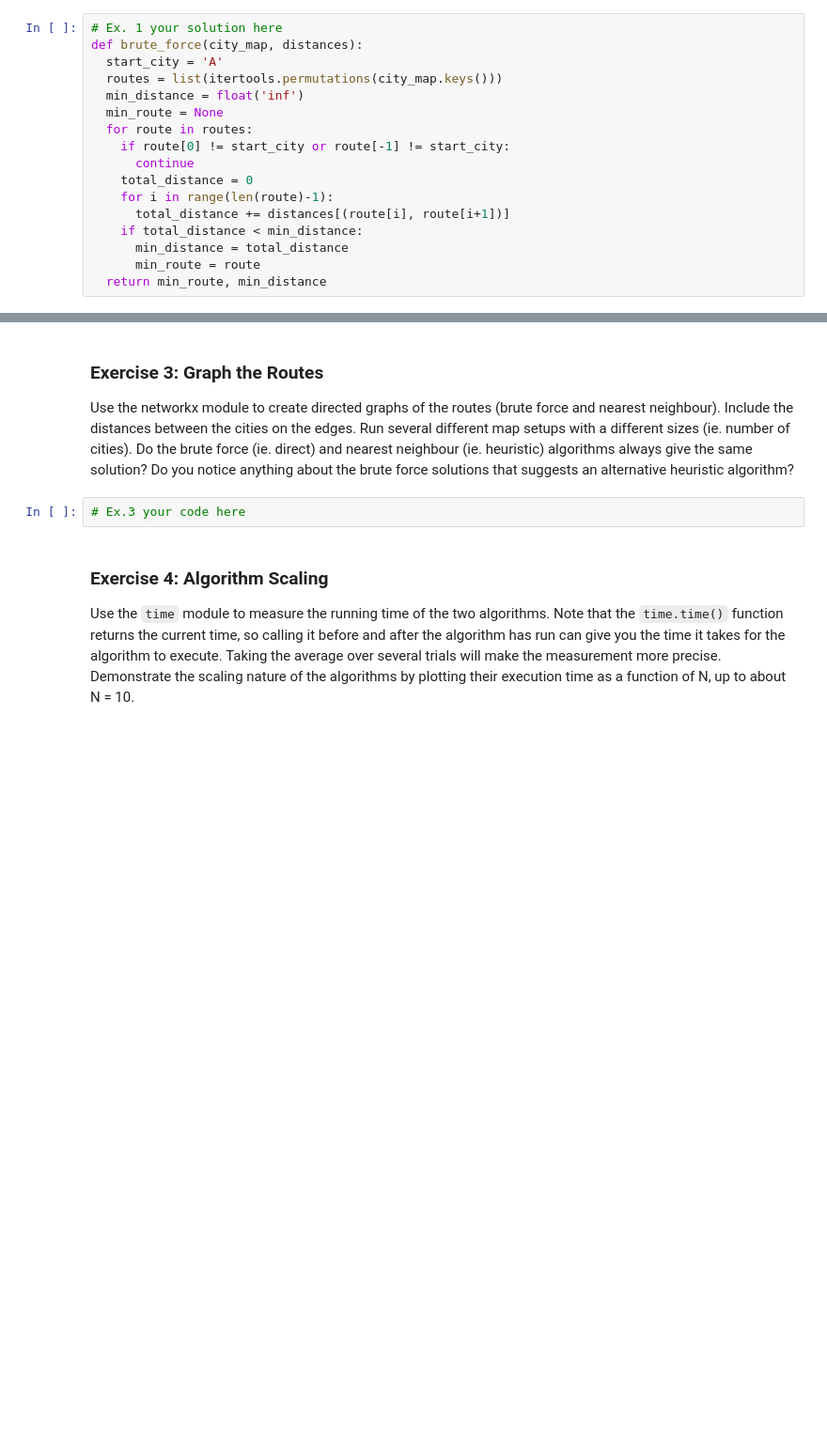
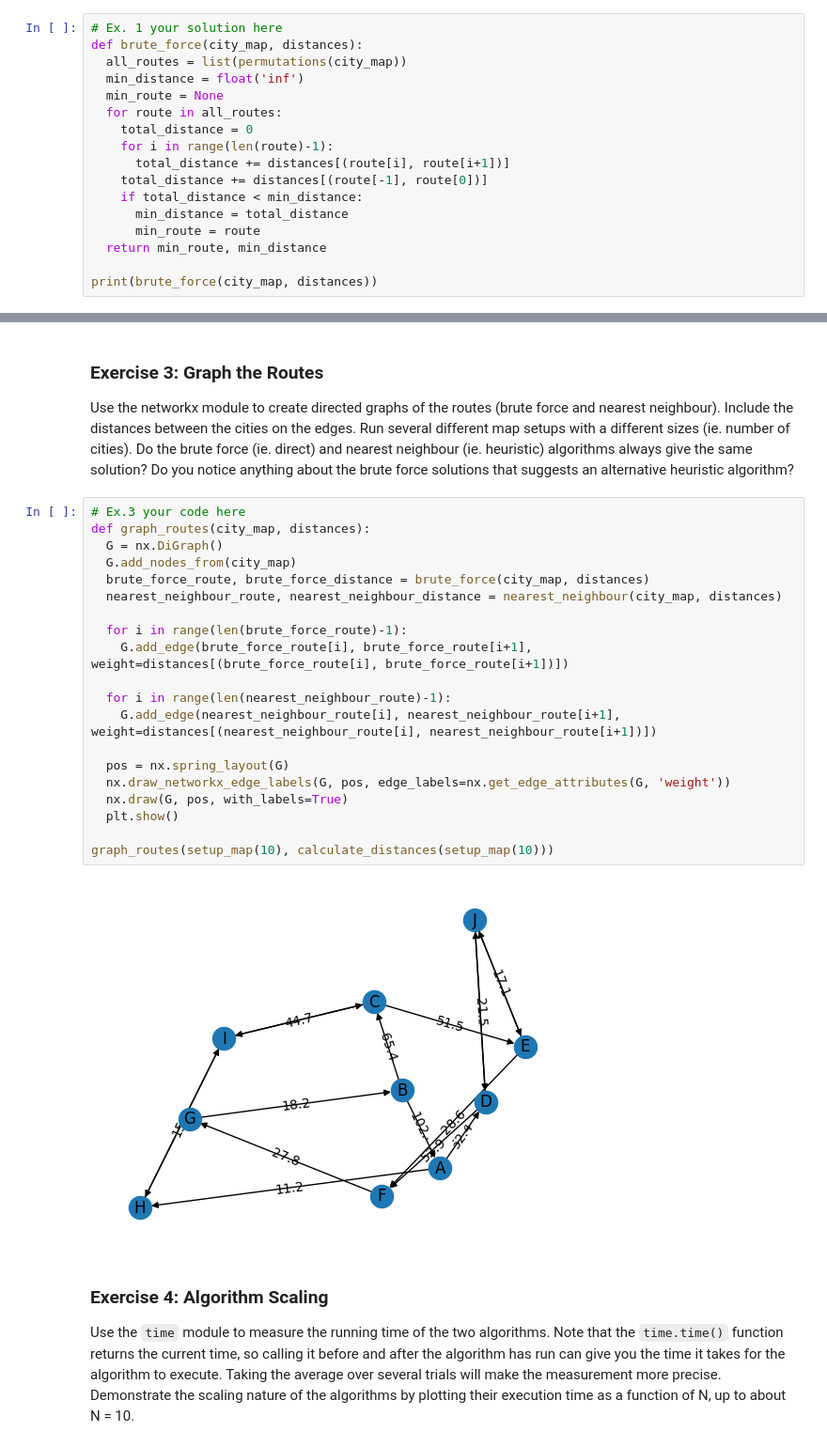
Before and after one commit to Govdeep/main, a Jupyter notebook: labs/lab05_scaling.ipynb, the cells around one changed output, grey strips where cells are left out. Shown: that part at 94% size. Cells and saved outputs as stored; diff of their text form; blank space fills up the shorter version.

```diff
--- a/labs/lab05_scaling.ipynb
+++ b/labs/lab05_scaling.ipynb
@@ -86,17 +86,17 @@ Before you start coding, think about what functions and/or class you might want
 # %%
 # Ex. 1 your solution here
 def brute_force(city_map, distances):
-  start_city = 'A'
-  routes = list(itertools.permutations(city_map.keys()))
+  all_routes = list(permutations(city_map))
   min_distance = float('inf')
   min_route = None
-  for route in routes:
-    if route[0] != start_city or route[-1] != start_city:
-      continue
+  for route in all_routes:
     total_distance = 0
     for i in range(len(route)-1):
       total_distance += distances[(route[i], route[i+1])]
+    total_distance += distances[(route[-1], route[0])]
     if total_distance < min_distance:
       min_distance = total_distance
       min_route = route
   return min_route, min_distance
+
+print(brute_force(city_map, distances))
@@ -131,8 +137,28 @@ def nearest_neighbour(city_map, distances):
 ### Exercise 3: Graph the Routes
 
 Use the networkx module to create directed graphs of the routes (brute force and nearest neighbour).  Include the distances between the cities on the edges.  Run several different map setups with a different sizes (ie. number of cities).  Do the brute force (ie. direct) and nearest neighbour (ie. heuristic) algorithms always give the same solution?  Do you notice anything about the brute force solutions that suggests an alternative heuristic algorithm?
-# %%
-# Ex.3 your code here
+# %%
+# Ex.3 your code here
+def graph_routes(city_map, distances):
+  G = nx.DiGraph()
+  G.add_nodes_from(city_map)
+  brute_force_route, brute_force_distance = brute_force(city_map, distances)
+  nearest_neighbour_route, nearest_neighbour_distance = nearest_neighbour(city_map, distances)
+
+  for i in range(len(brute_force_route)-1):
+    G.add_edge(brute_force_route[i], brute_force_route[i+1], weight=distances[(brute_force_route[i], brute_force_route[i+1])])
+
+  for i in range(len(nearest_neighbour_route)-1):
+    G.add_edge(nearest_neighbour_route[i], nearest_neighbour_route[i+1], weight=distances[(nearest_neighbour_route[i], nearest_neighbour_route[i+1])])
+
+  pos = nx.spring_layout(G)
+  nx.draw_networkx_edge_labels(G, pos, edge_labels=nx.get_edge_attributes(G, 'weight'))
+  nx.draw(G, pos, with_labels=True)
+  plt.show()
+
+graph_routes(setup_map(10), calculate_distances(setup_map(10)))
+# %% [output]
+[figure, added]
 # %% [markdown]
 ### Exercise 4: Algorithm Scaling
 
```
Also changed, not shown: parts of 4 cells of this notebook.
